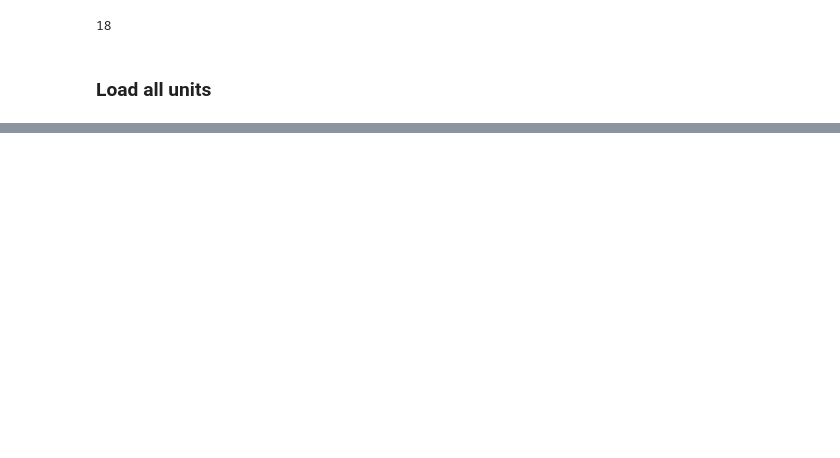
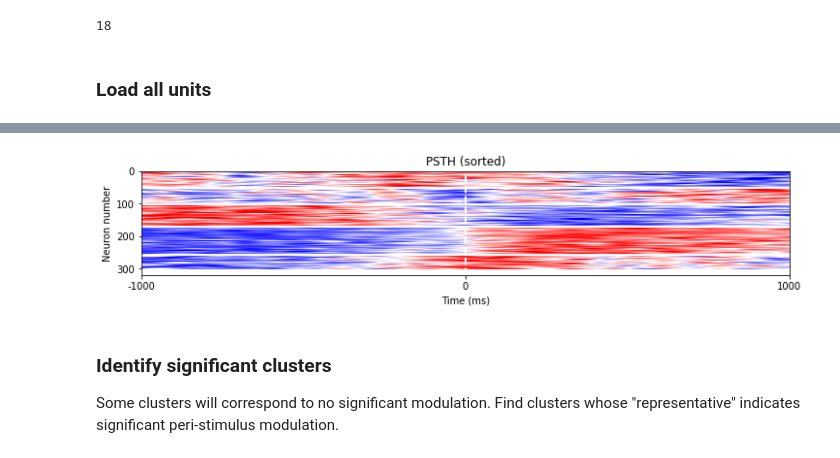
Before and after one commit to Egzona66/APA_setup, a Jupyter notebook: electrophysiology/classify_units.ipynb, the cells around one changed output, grey strips where cells are left out. Drawn from its saved outputs; the diff is of its cells as text; code cells hidden in the pictures; blank space fills up the shorter version.

```diff
--- a/electrophysiology/classify_units.ipynb
+++ b/electrophysiology/classify_units.ipynb
@@ -134,0 +175,21 @@ for ax, (name, data) in zip(axes, units_traces.items()):
+# %%
+# replot heatmap of all PSTH, but sorting units by their cluster ID
+
+# get the number of cells in each clusters
+n = [len(np.where(transformed == i)[0]) for i in range(n_clusters)]
+demarcators = np.cumsum(n)
+
+Z_sorted = Z[np.argsort(transformed), :]
+f, ax = plt.subplots(figsize=(12, 10))
+ax.imshow(Z_sorted, cmap="bwr", clim=[-1.5, 1.5])
+ax.axvline(1000, lw=2, color="white", ls="--")
+
+for dm in demarcators:
+    ax.axhline(dm, lw=2, color="white")
+
+_ = ax.set(xlabel="Time (ms)", xticks=[0, 1000, 2000], xticklabels=[-1000, 0, 1000], ylabel="Neuron number", title="PSTH (sorted)")
+# %% [output]
+[figure, added]
+# %% [markdown]
+### Identify significant clusters
+Some clusters will correspond to no significant modulation. Find clusters whose "representative" indicates significant peri-stimulus modulation.
```
Also changed, not shown: parts of 12 cells of this notebook, 1 other file.
